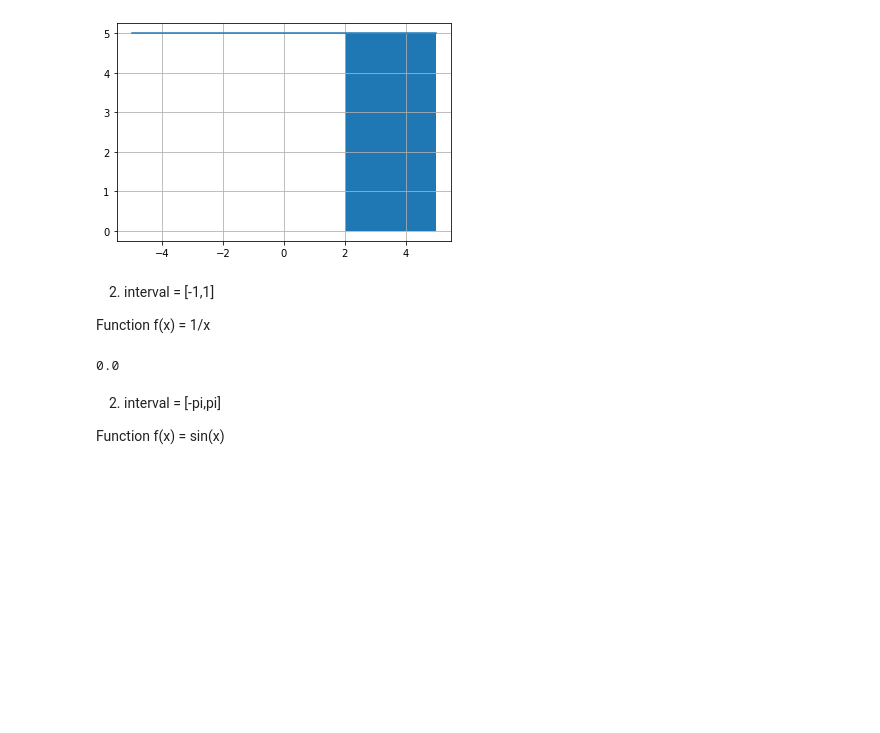
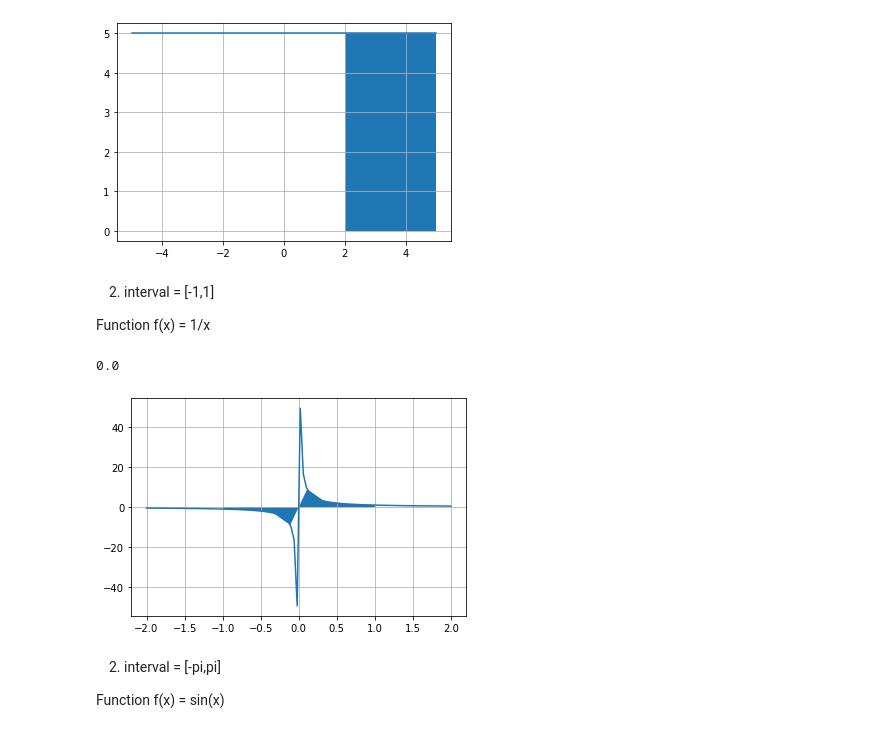
Before and after one commit to S-Alikhonov/AI_ML, a Jupyter notebook: Chapter 1/11. Gradients and Integrals/Gradient Descent and Integrals.ipynb, the cells around one changed output. Cells and saved outputs as stored; diff of their text form; code cells hidden in the pictures; blank space fills up the shorter version.

```diff
--- a/Chapter 1/11. Gradients and Integrals/Gradient Descent and Integrals.ipynb
+++ b/Chapter 1/11. Gradients and Integrals/Gradient Descent and Integrals.ipynb
@@ -178,12 +178,21 @@ Function f(x) = 1/x
 # %%
 def function(x):
         return 1/x
+x = np.linspace(-2,2,100)
+
 a1,b1 = [1e-6,1]
 a2,b2 = [-1,-1e-6]
-area = integrate.quad(function,a2,b2)[0] + integrate.quad(function,a1,b1)[0]
+area = integrate.quad(function,a2,b2)[0] + integrate.quad(function,a1,b1)[0] # as this function not convergent, we should observe it by splitting it into 2
 print(area)
+
+bound= np.linspace(-1,1,10)
+plt.plot(x,function(x))
+
+plt.fill_between(bound,function(bound))
+plt.grid()
 # %% [output]
 0.0
+[figure, added]
 # %% [markdown]
 2. interval = \[-pi,pi\]
 
```
Also changed, not shown: parts of 2 cells of this notebook.
